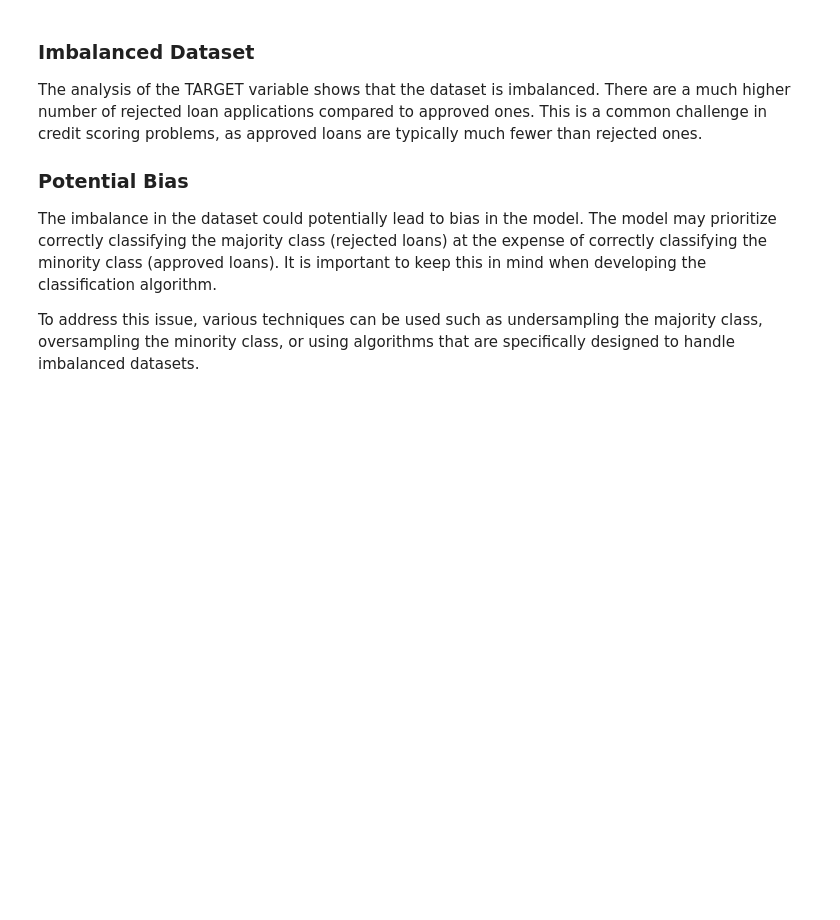
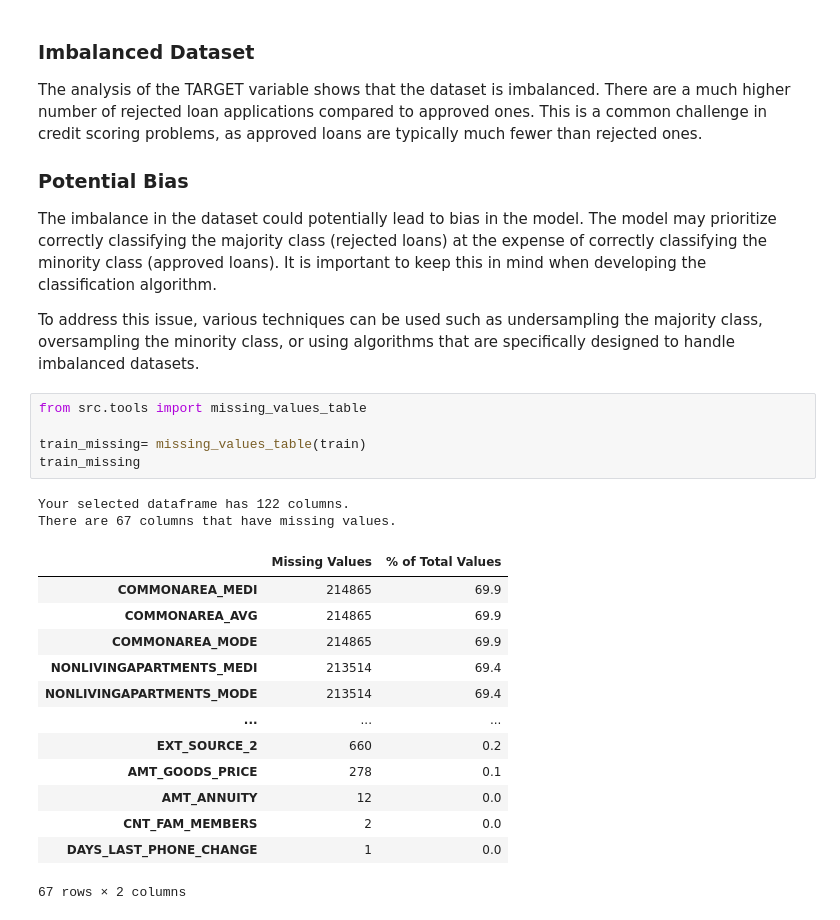
Before and after one commit to nasr-edine/Building_Credit_Scoring_Model_using_ML, a Jupyter notebook: notebooks/application_train.ipynb, the cells around one changed output. Saved outputs shown, nothing was run; the diff lists cells and outputs as text; blank space fills up the shorter version.

```diff
--- a/notebooks/application_train.ipynb
+++ b/notebooks/application_train.ipynb
@@ -64,3 +64,24 @@ plt.show()
 <h3>Potential Bias</h3>
 <p>The imbalance in the dataset could potentially lead to bias in the model. The model may prioritize correctly classifying the majority class (rejected loans) at the expense of correctly classifying the minority class (approved loans). It is important to keep this in mind when developing the classification algorithm.</p>
 <p>To address this issue, various techniques can be used such as undersampling the majority class, oversampling the minority class, or using algorithms that are specifically designed to handle imbalanced datasets.</p>
+# %%
+from src.tools import missing_values_table
+
+train_missing= missing_values_table(train)
+train_missing
+# %% [output]
+Your selected dataframe has 122 columns.
+There are 67 columns that have missing values.
+|  | Missing Values | % of Total Values |
+| COMMONAREA_MEDI | 214865 | 69.9 |
+| COMMONAREA_AVG | 214865 | 69.9 |
+| COMMONAREA_MODE | 214865 | 69.9 |
+| NONLIVINGAPARTMENTS_MEDI | 213514 | 69.4 |
+| NONLIVINGAPARTMENTS_MODE | 213514 | 69.4 |
+| ... | ... | ... |
+| EXT_SOURCE_2 | 660 | 0.2 |
+| AMT_GOODS_PRICE | 278 | 0.1 |
+| AMT_ANNUITY | 12 | 0.0 |
+| CNT_FAM_MEMBERS | 2 | 0.0 |
+| DAYS_LAST_PHONE_CHANGE | 1 | 0.0 |
+67 rows × 2 columns
```
Also changed, not shown: parts of 1 cell of this notebook, 1 other file.
